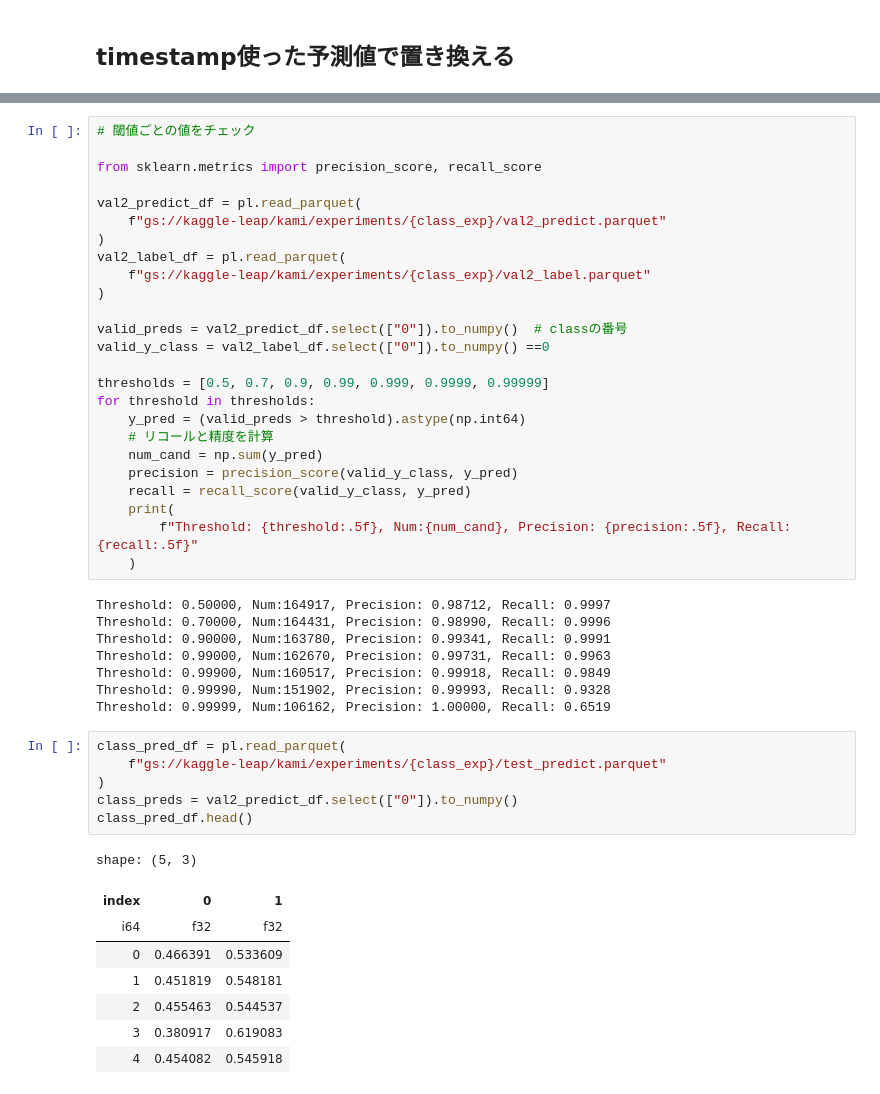
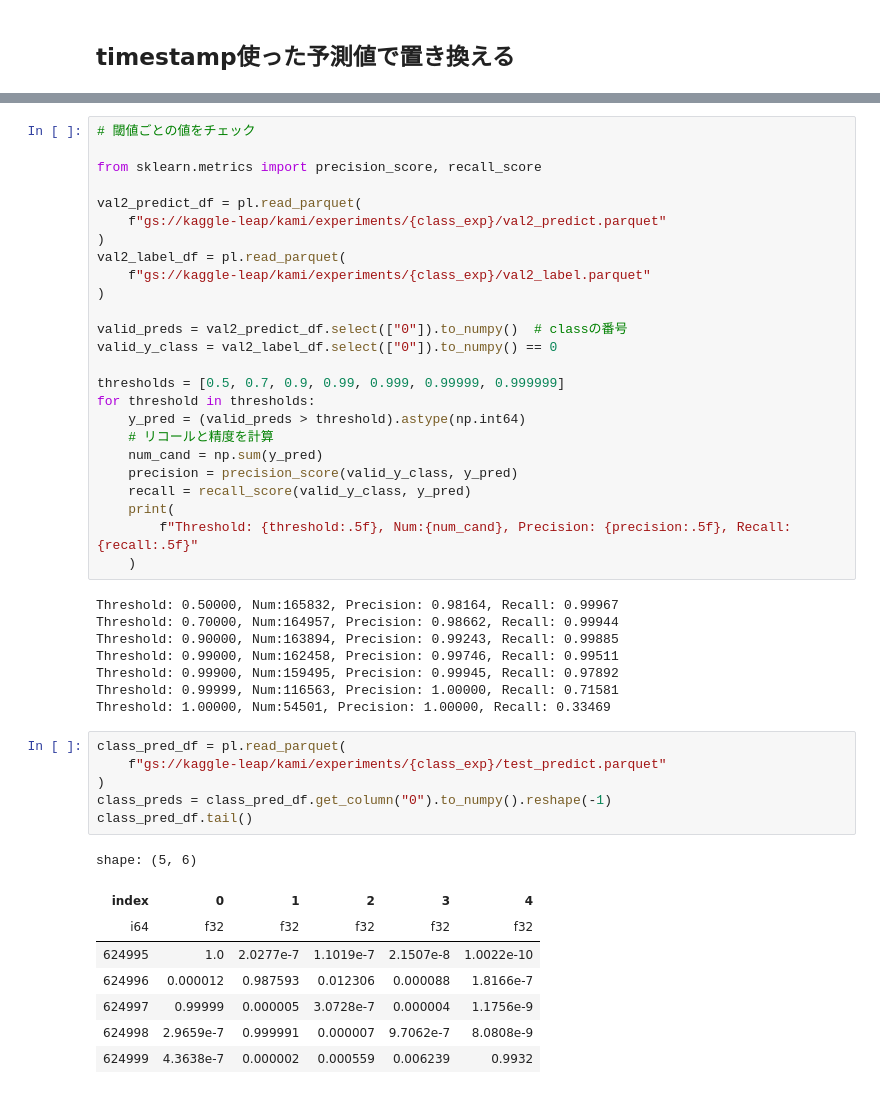
Before and after one commit to unonao/kaggle-leap, a Jupyter notebook: notebook/2024-07-08_hack_timestamp.ipynb, the cells around one changed output, grey strips where cells are left out. Saved outputs shown, nothing was run; the diff lists cells and outputs as text.

```diff
--- a/notebook/2024-07-08_hack_timestamp.ipynb
+++ b/notebook/2024-07-08_hack_timestamp.ipynb
@@ -65,9 +65,9 @@ val2_label_df = pl.read_parquet(
 )
 
 valid_preds = val2_predict_df.select(["0"]).to_numpy()  # classの番号
-valid_y_class = val2_label_df.select(["0"]).to_numpy() ==0
+valid_y_class = val2_label_df.select(["0"]).to_numpy() == 0
 
-thresholds = [0.5, 0.7, 0.9, 0.99, 0.999, 0.9999, 0.99999]
+thresholds = [0.5, 0.7, 0.9, 0.99, 0.999, 0.99999, 0.999999]
 for threshold in thresholds:
     y_pred = (valid_preds > threshold).astype(np.int64)
     # リコールと精度を計算
@@ -78,25 +78,25 @@ for threshold in thresholds:
         f"Threshold: {threshold:.5f}, Num:{num_cand}, Precision: {precision:.5f}, Recall: {recall:.5f}"
     )
 # %% [output]
-Threshold: 0.50000, Num:164917, Precision: 0.98712, Recall: 0.9997
-Threshold: 0.70000, Num:164431, Precision: 0.98990, Recall: 0.9996
-Threshold: 0.90000, Num:163780, Precision: 0.99341, Recall: 0.9991
-Threshold: 0.99000, Num:162670, Precision: 0.99731, Recall: 0.9963
-Threshold: 0.99900, Num:160517, Precision: 0.99918, Recall: 0.9849
-Threshold: 0.99990, Num:151902, Precision: 0.99993, Recall: 0.9328
-Threshold: 0.99999, Num:106162, Precision: 1.00000, Recall: 0.6519
+Threshold: 0.50000, Num:165832, Precision: 0.98164, Recall: 0.99967
+Threshold: 0.70000, Num:164957, Precision: 0.98662, Recall: 0.99944
+Threshold: 0.90000, Num:163894, Precision: 0.99243, Recall: 0.99885
+Threshold: 0.99000, Num:162458, Precision: 0.99746, Recall: 0.99511
+Threshold: 0.99900, Num:159495, Precision: 0.99945, Recall: 0.97892
+Threshold: 0.99999, Num:116563, Precision: 1.00000, Recall: 0.71581
+Threshold: 1.00000, Num:54501, Precision: 1.00000, Recall: 0.33469
 # %%
 class_pred_df = pl.read_parquet(
     f"gs://kaggle-leap/kami/experiments/{class_exp}/test_predict.parquet"
 )
-class_preds = val2_predict_df.select(["0"]).to_numpy()
-class_pred_df.head()
+class_preds = class_pred_df.get_column("0").to_numpy().reshape(-1)
+class_pred_df.tail()
 # %% [output]
-shape: (5, 3)
+shape: (5, 6)
-| index | 0 | 1 |
-| i64 | f32 | f32 |
-| 0 | 0.466391 | 0.533609 |
-| 1 | 0.451819 | 0.548181 |
-| 2 | 0.455463 | 0.544537 |
-| 3 | 0.380917 | 0.619083 |
-| 4 | 0.454082 | 0.545918 |
+| index | 0 | 1 | 2 | 3 | 4 |
+| i64 | f32 | f32 | f32 | f32 | f32 |
+| 624995 | 1.0 | 2.0277e-7 | 1.1019e-7 | 2.1507e-8 | 1.0022e-10 |
+| 624996 | 0.000012 | 0.987593 | 0.012306 | 0.000088 | 1.8166e-7 |
+| 624997 | 0.99999 | 0.000005 | 3.0728e-7 | 0.000004 | 1.1756e-9 |
+| 624998 | 2.9659e-7 | 0.999991 | 0.000007 | 9.7062e-7 | 8.0808e-9 |
+| 624999 | 4.3638e-7 | 0.000002 | 0.000559 | 0.006239 | 0.9932 |
```
Also changed, not shown: parts of 11 cells of this notebook, 10 other files.
